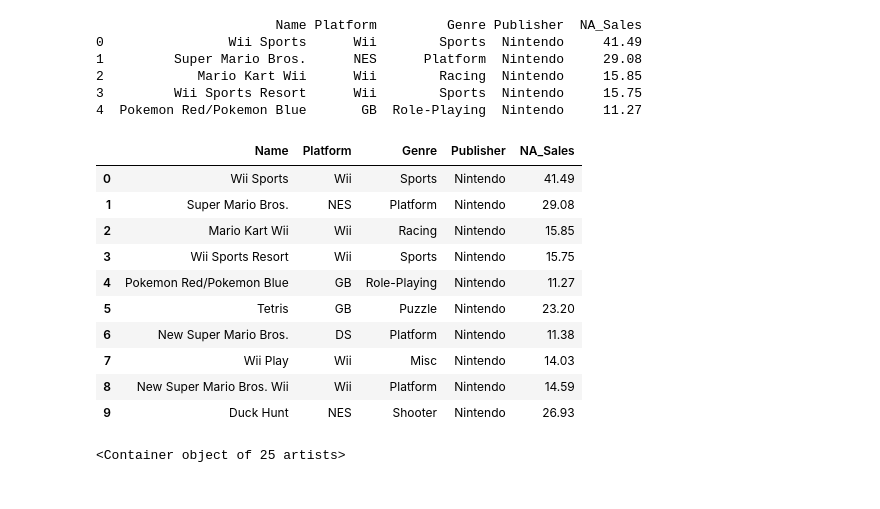
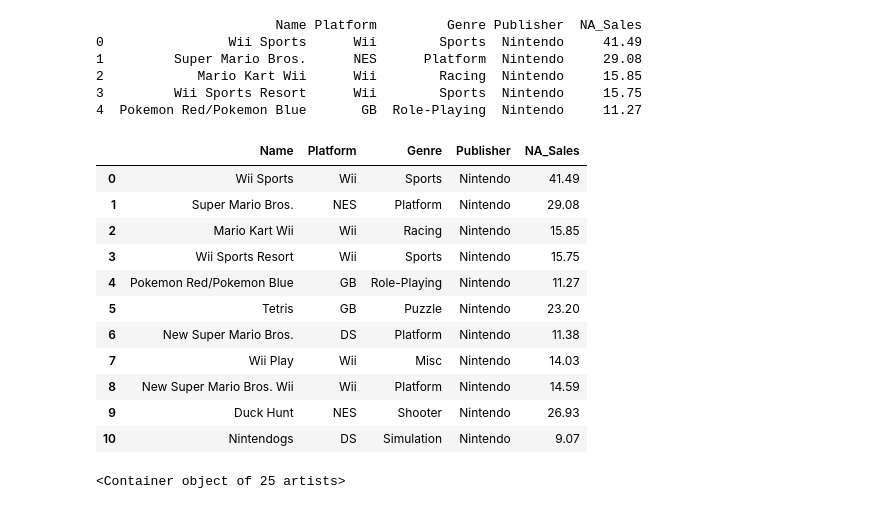
Before and after one commit to gonzo-32/US-Police-Shootings-DataScience, a Jupyter notebook: videoGameSalesUSv2.ipynb, the cells around one changed output. Cells and saved outputs as stored; diff of their text form; code cells hidden in the pictures.

```diff
--- a/videoGameSalesUSv2.ipynb
+++ b/videoGameSalesUSv2.ipynb
@@ -77,20 +77,21 @@ print(df.head())
 # %%
 # DataFrame has be updated to remove any video game that has made zero sales in NA
 
 df = df.loc[df['NA_Sales'] != 0]
-df.head(10)
+df.head(11)
 # %% [output]
 |  | Name | Platform | Genre | Publisher | NA_Sales |
 | 0 | Wii Sports | Wii | Sports | Nintendo | 41.49 |
 | 1 | Super Mario Bros. | NES | Platform | Nintendo | 29.08 |
 | 2 | Mario Kart Wii | Wii | Racing | Nintendo | 15.85 |
 | 3 | Wii Sports Resort | Wii | Sports | Nintendo | 15.75 |
 | 4 | Pokemon Red/Pokemon Blue | GB | Role-Playing | Nintendo | 11.27 |
 | 5 | Tetris | GB | Puzzle | Nintendo | 23.20 |
 | 6 | New Super Mario Bros. | DS | Platform | Nintendo | 11.38 |
 | 7 | Wii Play | Wii | Misc | Nintendo | 14.03 |
 | 8 | New Super Mario Bros. Wii | Wii | Platform | Nintendo | 14.59 |
 | 9 | Duck Hunt | NES | Shooter | Nintendo | 26.93 |
+| 10 | Nintendogs | DS | Simulation | Nintendo | 9.07 |
 # %%
 PLATFORM_SALES = df[["Platform", "NA_Sales"]]
 PLATFORM_SALES.head()
```
Also changed, not shown: parts of 7 cells of this notebook, 1 other file.
